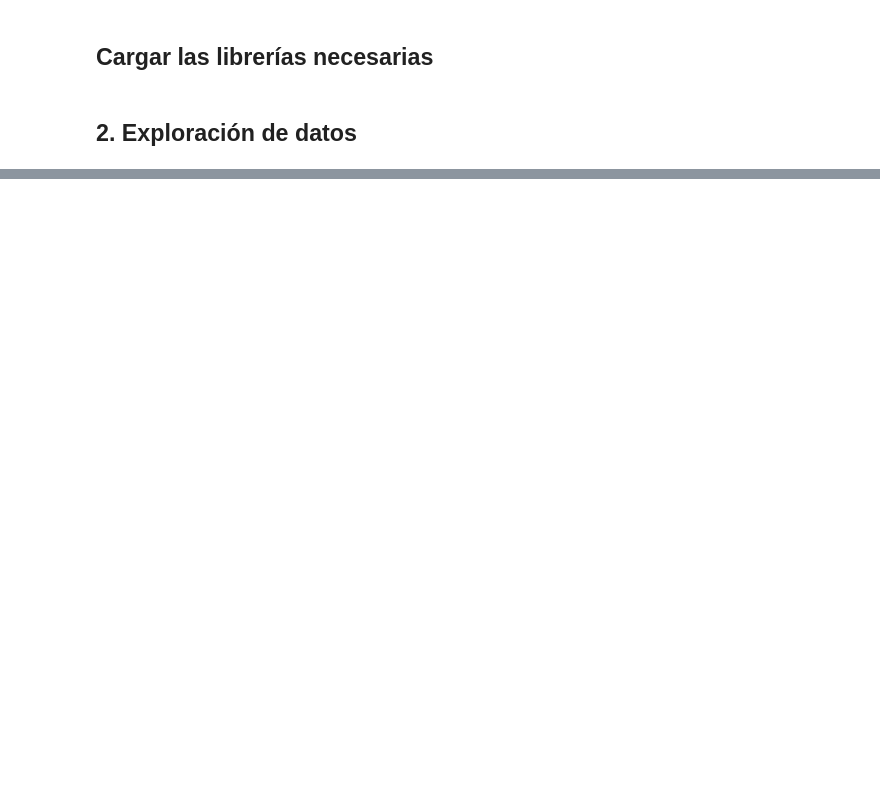
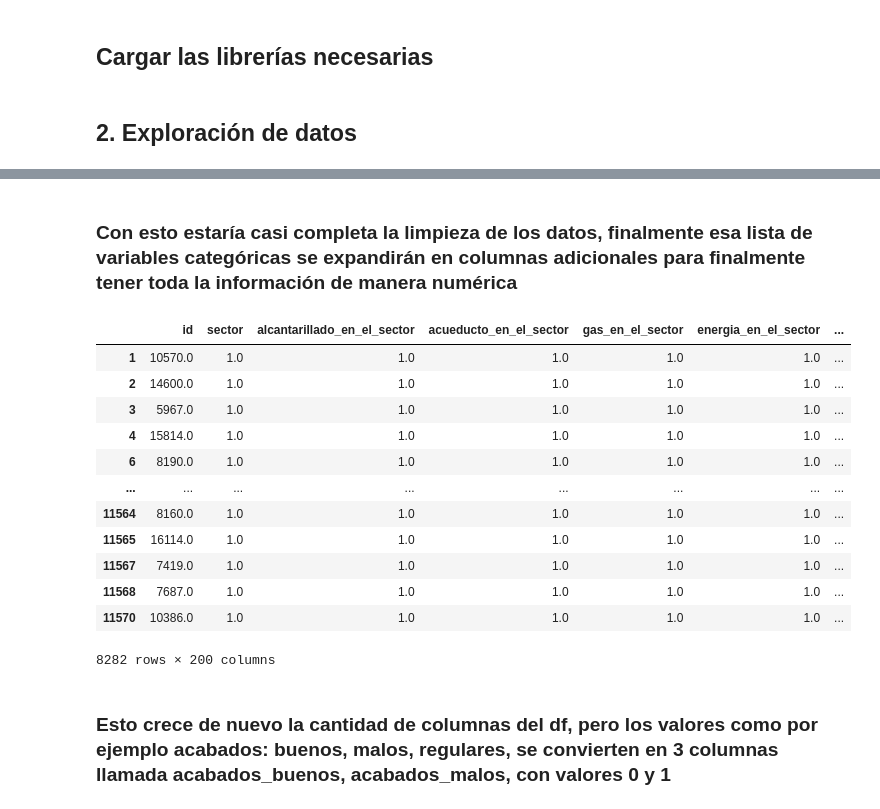
Before and after one commit to LuvanST/Ejercicio_3_precios, a Jupyter notebook: predecir_precios.ipynb, the cells around one changed output, grey strips where cells are left out. Saved outputs shown, nothing was run; the diff lists cells and outputs as text; code cells hidden in the pictures; blank space fills up the shorter version.

```diff
--- a/predecir_precios.ipynb
+++ b/predecir_precios.ipynb
@@ -113,0 +1191,24 @@ Name: count, dtype: int64
+# %%
+# Define una función para limpiar y transformar los valores de las columnas relacionadas con aplicabilidad
+def limpiar_aplicas(value):
+    # Si el valor contiene "Aplica", retorna 1 indicando que la característica aplica
+    if "Aplica" in value:
+        return 1
+    # Si el valor contiene "No Aplica", retorna 0 indicando que la característica no aplica
+    elif "No Aplica" in value:
+        return 0
+    # Para cualquier otro valor, retorna None para indicar un valor indefinido o faltante
+    elif "0" in value:
+        return 0
+    else:
+        return None
+
+# Aplica la función 'limpiar_aplicas' a las columnas 'antejardin', 'aislamiento_lateral', y 'aislamiento_posterior' del DataFrame 'df'
+# Esto convierte los valores textuales "Aplica" y "No Aplica" a valores numéricos 1 y 0, respectivamente, y maneja valores indefinidos
+df['antejardin'] = df['antejardin'].apply(limpiar_aplicas)
+df['aislamiento_lateral'] = df['aislamiento_lateral'].apply(limpiar_aplicas)
+df['aislamiento_posterior'] = df['aislamiento_posterior'].apply(limpiar_aplicas)
+
+categoricos_filtrados.remove("antejardin")
+categoricos_filtrados.remove("aislamiento_lateral")
+categoricos_filtrados.remove("aislamiento_posterior")
@@ -113,0 +1217,13 @@ Name: count, dtype: int64
+# %%
+# Define una función para corregir errores de codificación en la columna 'demanda_interes'
+def limpiar_demanda_interes(value):
+    # Si el valor contiene "DÃ©bil" (resultado de un error de codificación), corrige el texto a "Débil"
+    if "DÃ©bil" in value:
+        return "Débil"
+    # Si no hay error de codificación en el valor, lo retorna sin cambios
+    else:
+        return value
+
+# Aplica la función 'limpiar_demanda_interes' a cada valor en la columna 'demanda_interes' del DataFrame 'df'
+# Esto corrige los errores de codificación específicamente para los valores que deberían ser "Débil"
+df['demanda_interes'] = df['demanda_interes'].apply(limpiar_demanda_interes)
@@ -113,0 +1253,26 @@ Name: count, dtype: int64
+# %% [markdown]
+### Con esto estaría casi completa la limpieza de los datos, finalmente esa lista de variables categóricas se expandirán en columnas adicionales para finalmente tener toda la información de manera numérica
+# %%
+# Se hace una última limpieza a categoricos_filtrados
+categoricos_filtrados = [col for col in categoricos_filtrados if col not in columnas_eliminar_2]
+# %%
+df_expanded = pd.get_dummies(df, columns=categoricos_filtrados, drop_first=False)
+df_expanded = df_expanded.astype(float)
+# %%
+df_expanded
+# %% [output]
+|  | id | sector | alcantarillado_en_el_sector | acueducto_en_el_sector | gas_en_el_sector | energia_en_el_sector | ... |
+| 1 | 10570.0 | 1.0 | 1.0 | 1.0 | 1.0 | 1.0 | ... |
+| 2 | 14600.0 | 1.0 | 1.0 | 1.0 | 1.0 | 1.0 | ... |
+| 3 | 5967.0 | 1.0 | 1.0 | 1.0 | 1.0 | 1.0 | ... |
+| 4 | 15814.0 | 1.0 | 1.0 | 1.0 | 1.0 | 1.0 | ... |
+| 6 | 8190.0 | 1.0 | 1.0 | 1.0 | 1.0 | 1.0 | ... |
+| ... | ... | ... | ... | ... | ... | ... | ... |
+| 11564 | 8160.0 | 1.0 | 1.0 | 1.0 | 1.0 | 1.0 | ... |
+| 11565 | 16114.0 | 1.0 | 1.0 | 1.0 | 1.0 | 1.0 | ... |
+| 11567 | 7419.0 | 1.0 | 1.0 | 1.0 | 1.0 | 1.0 | ... |
+| 11568 | 7687.0 | 1.0 | 1.0 | 1.0 | 1.0 | 1.0 | ... |
+| 11570 | 10386.0 | 1.0 | 1.0 | 1.0 | 1.0 | 1.0 | ... |
+8282 rows × 200 columns
+# %% [markdown]
+### Esto crece de nuevo la cantidad de columnas del df, pero los valores como por ejemplo acabados: buenos, malos, regulares, se convierten en 3 columnas llamada acabados_buenos, acabados_malos, con valores 0 y 1
```
Also changed, not shown: parts of 159 cells of this notebook, 2 other files.
